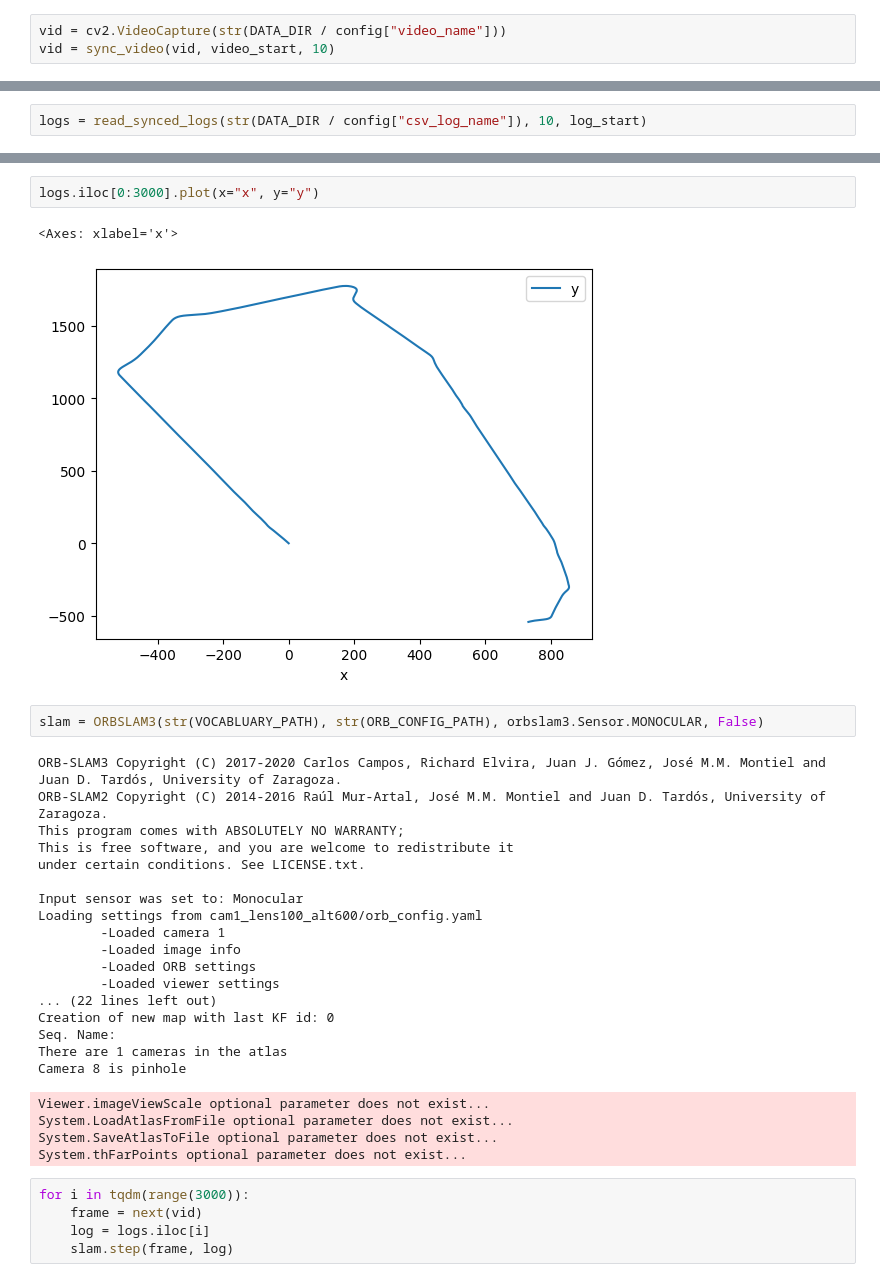
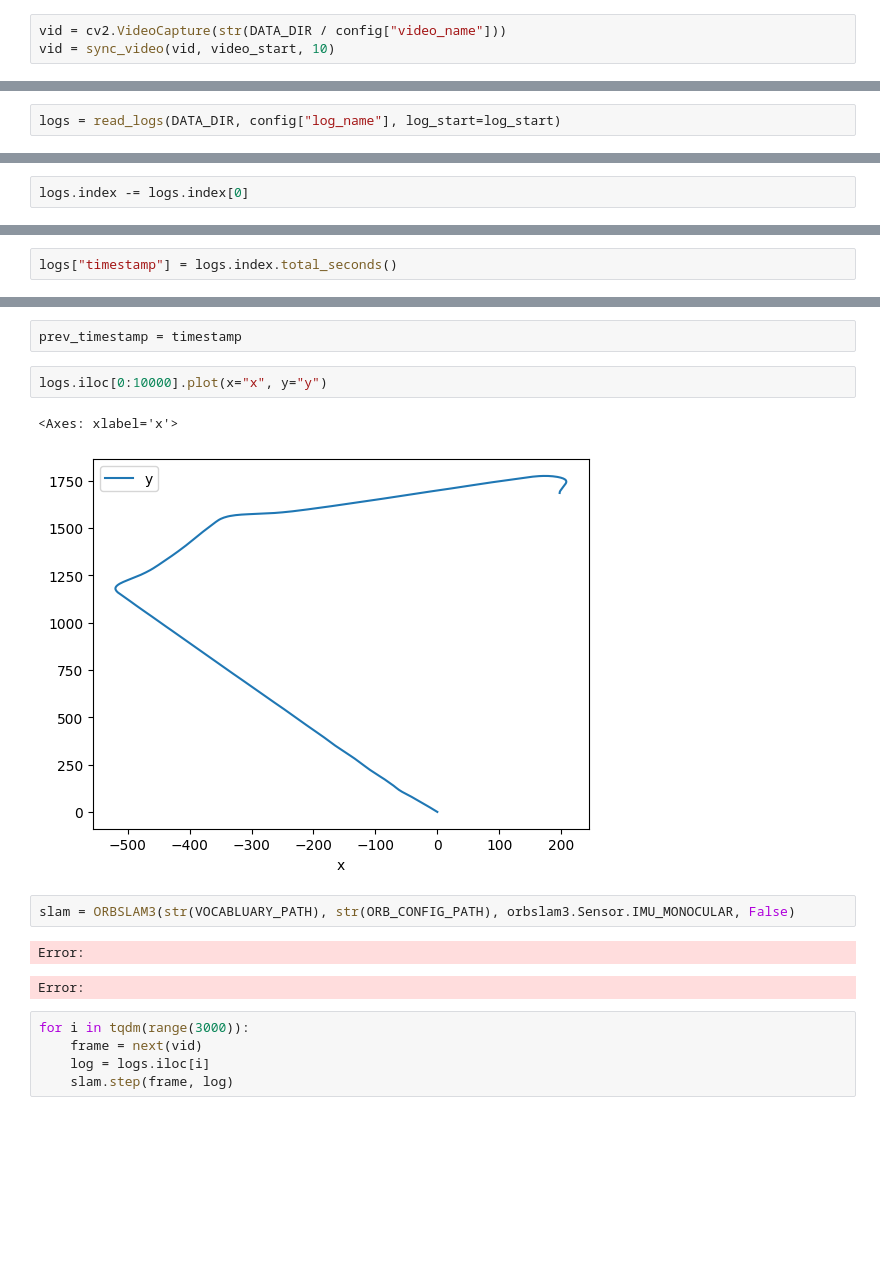
Before and after one commit to bjr12l/ORB_SLAM3-PythonBindings, a Jupyter notebook: examples/k2/main.ipynb, the cells around one changed output, grey strips where cells are left out. Saved outputs shown, nothing was run; the diff lists cells and outputs as text; blank space fills up the shorter version.

Commit message:
add complete integration with imu data

```diff
--- a/examples/k2/main.ipynb
+++ b/examples/k2/main.ipynb
@@ -40,3 +35,5 @@ logs = convert_logs_to_csv(
+# %%
+logs = read_logs(DATA_DIR, config["log_name"], log_start=log_start)
 # %%
 estimate_imu_noise(logs)
 # %% [output]
@@ -48,2 +45,2 @@ IMU.Frequency: 79.97719002680483
-# %%
-logs = read_synced_logs(str(DATA_DIR / config["csv_log_name"]), 10, log_start)
+# %%
+logs.index -= logs.index[0]
@@ -49,0 +66,2 @@ logs = read_synced_logs(str(DATA_DIR / config["csv_log_name"]), 10, log_start)
+# %%
+logs["timestamp"] = logs.index.total_seconds()
@@ -50,32 +96,15 @@ logs = read_synced_logs(str(DATA_DIR / config["csv_log_name"]), 10, log_start)
+# %%
+prev_timestamp = timestamp
 # %%
-logs.iloc[0:3000].plot(x="x", y="y")
+logs.iloc[0:10000].plot(x="x", y="y")
 # %% [output]
 <Axes: xlabel='x'>
-[figure, old version]
+[figure, new version]
 # %%
-slam = ORBSLAM3(str(VOCABLUARY_PATH), str(ORB_CONFIG_PATH), orbslam3.Sensor.MONOCULAR, False)
+slam = ORBSLAM3(str(VOCABLUARY_PATH), str(ORB_CONFIG_PATH), orbslam3.Sensor.IMU_MONOCULAR, False)
 # %% [output]
-ORB-SLAM3 Copyright (C) 2017-2020 Carlos Campos, Richard Elvira, Juan J. Gómez, José M.M. Montiel and Juan D. Tardós, University of Zaragoza.
-ORB-SLAM2 Copyright (C) 2014-2016 Raúl Mur-Artal, José M.M. Montiel and Juan D. Tardós, University of Zaragoza.
-This program comes with ABSOLUTELY NO WARRANTY;
-This is free software, and you are welcome to redistribute it
-under certain conditions. See LICENSE.txt.
-
-Input sensor was set to: Monocular
-Loading settings from cam1_lens100_alt600/orb_config.yaml
-        -Loaded camera 1
-        -Loaded image info
-        -Loaded ORB settings
-        -Loaded viewer settings
-... (22 lines left out)
-Creation of new map with last KF id: 0
-Seq. Name:
-There are 1 cameras in the atlas
-Camera 8 is pinhole
+Error:
-Viewer.imageViewScale optional parameter does not exist...
-System.LoadAtlasFromFile optional parameter does not exist...
-System.SaveAtlasToFile optional parameter does not exist...
-System.thFarPoints optional parameter does not exist...
+Error:
 # %%
 for i in tqdm(range(3000)):
     frame = next(vid)
```
Also changed, not shown: parts of 10 cells of this notebook, 6 other files.
